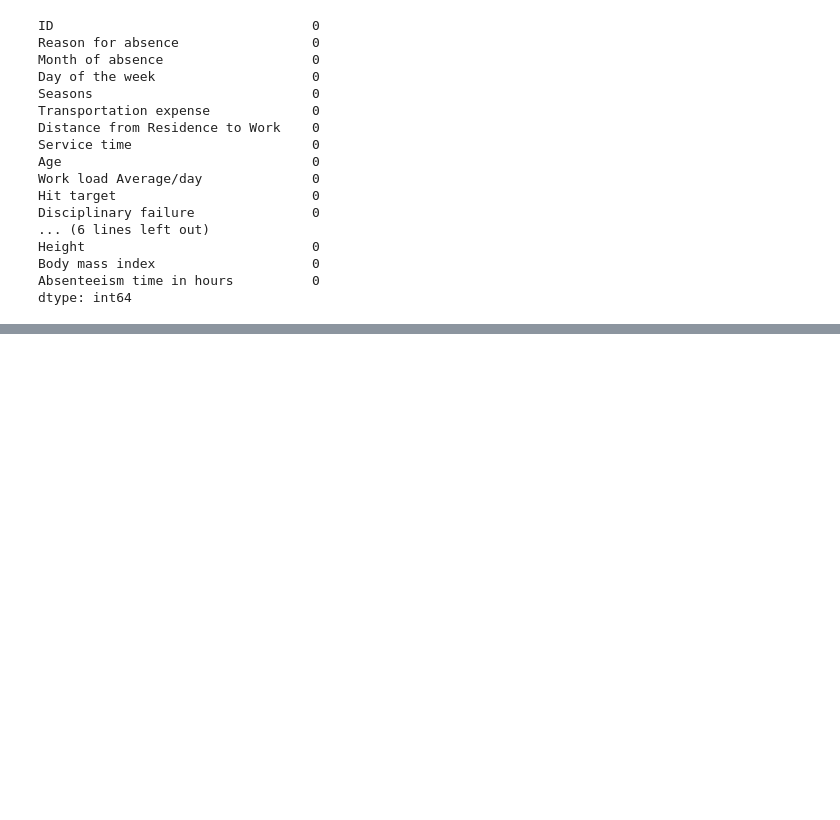
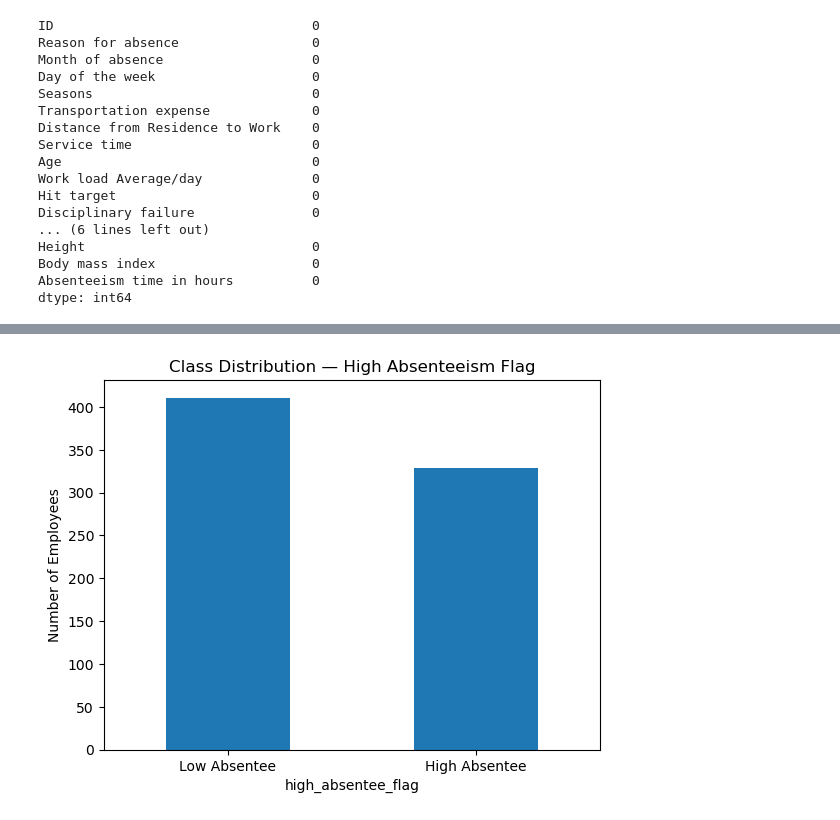
Before and after one commit to Yogi-creator-tech/ZENVY-Payroll-Risk-Scoring, a Jupyter notebook: Zenvy_ Payroll_Risk_analysis Project/ZENVY_Payroll_Risk_Scoring_Project.ipynb, the cells around one changed output, grey strips where cells are left out. Saved outputs shown, nothing was run; the diff lists cells and outputs as text; code cells hidden in the pictures; blank space fills up the shorter version.

```diff
--- a/Zenvy_ Payroll_Risk_analysis Project/ZENVY_Payroll_Risk_Scoring_Project.ipynb
+++ b/Zenvy_ Payroll_Risk_analysis Project/ZENVY_Payroll_Risk_Scoring_Project.ipynb
@@ -424,0 +138,7 @@ of identifying high-risk payroll records based on behavioural indicators.
+# %%
+df["high_absentee_flag"] = (
+    df["Absenteeism time in hours"] >
+    df["Absenteeism time in hours"].median()
+).astype(int)
+
+df["high_absentee_flag"].value_counts()
@@ -424,0 +158,9 @@ of identifying high-risk payroll records based on behavioural indicators.
+# %%
+df["high_absentee_flag"].value_counts().plot(kind="bar")
+
+plt.xticks([0,1], ["Low Absentee", "High Absentee"], rotation=0)
+plt.ylabel("Number of Employees")
+plt.title("Class Distribution — High Absenteeism Flag")
+plt.show()
+# %% [output]
+[figure, added]
```
Also changed, not shown: parts of 41 cells of this notebook.
